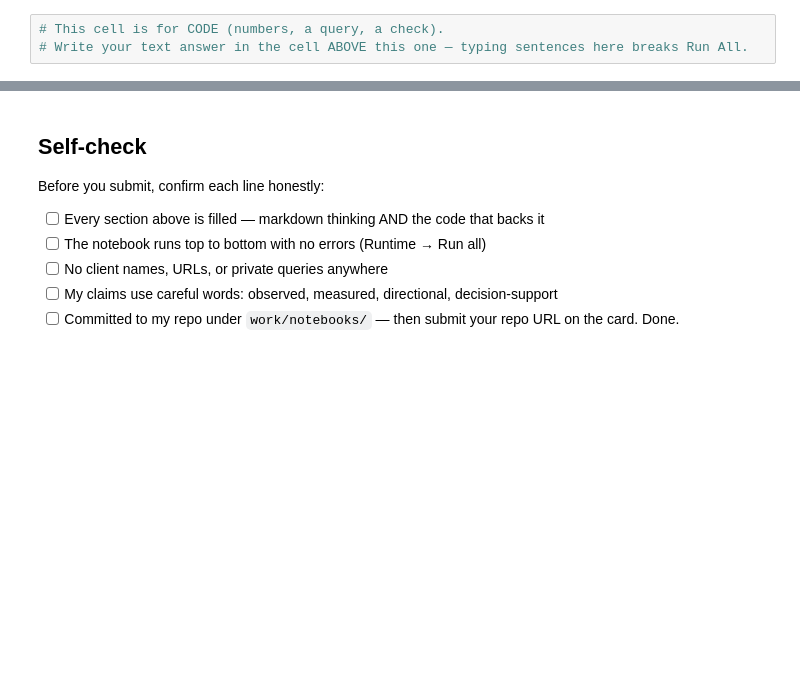
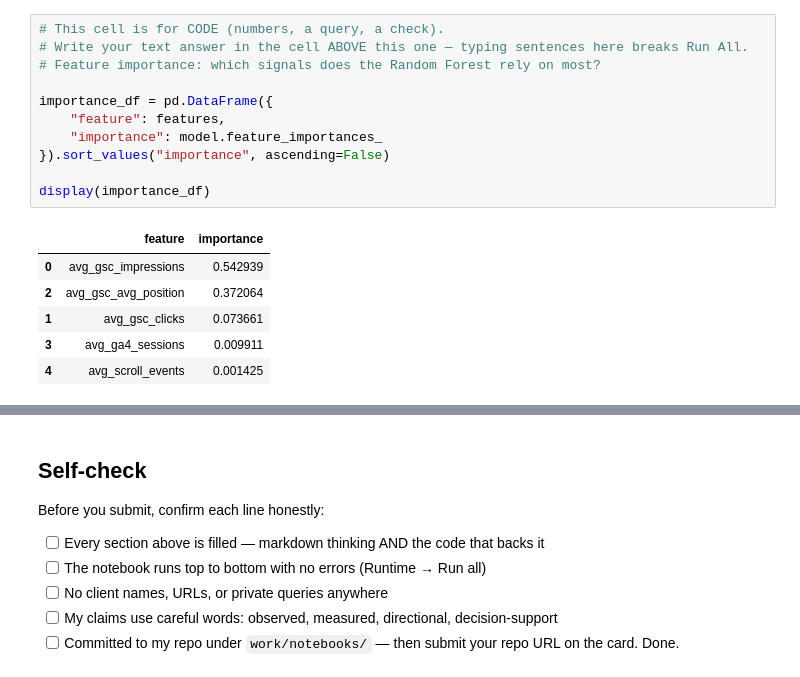
Before and after one commit to Srinadh2314/srinadh-flyrank-intership, a Jupyter notebook: work/notebooks/w05_model.ipynb, the cells around one changed output, grey strips where cells are left out. Drawn from its saved outputs; the diff is of its cells as text; blank space fills up the shorter version.

```diff
--- a/work/notebooks/w05_model.ipynb
+++ b/work/notebooks/w05_model.ipynb
@@ -20,3 +226,18 @@ This skeleton is yours to fill. Work the sections **in order** — each one has
 # %%
 # This cell is for CODE (numbers, a query, a check).
 # Write your text answer in the cell ABOVE this one — typing sentences here breaks Run All.
+# Feature importance: which signals does the Random Forest rely on most?
+
+importance_df = pd.DataFrame({
+    "feature": features,
+    "importance": model.feature_importances_
+}).sort_values("importance", ascending=False)
+
+display(importance_df)
+# %% [output]
+|  | feature | importance |
+| 0 | avg_gsc_impressions | 0.542939 |
+| 2 | avg_gsc_avg_position | 0.372064 |
+| 1 | avg_gsc_clicks | 0.073661 |
+| 3 | avg_ga4_sessions | 0.009911 |
+| 4 | avg_scroll_events | 0.001425 |
```
Also changed, not shown: parts of 15 cells of this notebook.
